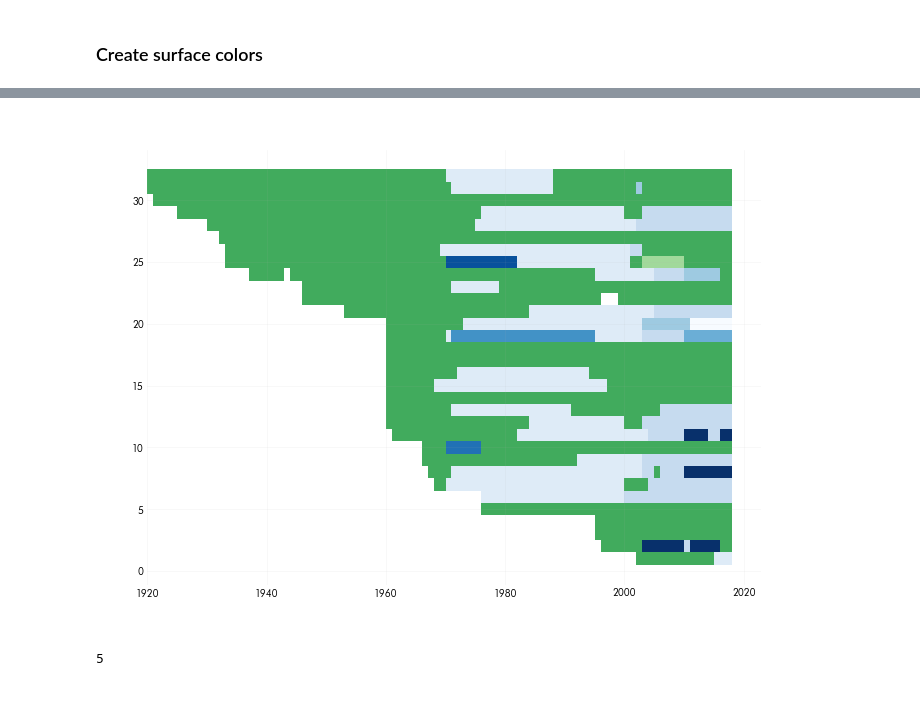
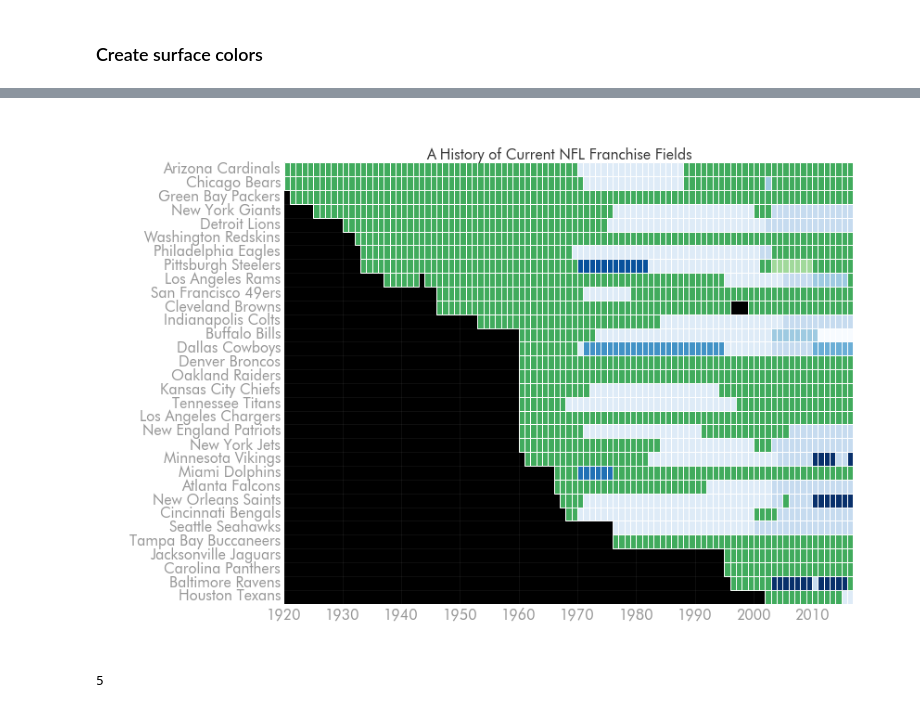
Before and after one commit to igotcharts/charts_and_more_charts, a Jupyter notebook: notebooks/playing surface.ipynb, the cells around one changed output, grey strips where cells are left out. Cells and saved outputs as stored; diff of their text form; code cells hidden in the pictures.

```diff
--- a/notebooks/playing surface.ipynb
+++ b/notebooks/playing surface.ipynb
@@ -239,3 +239,5 @@ colors = ['#41ab5d','#deebf7','#c6dbef','#08306b','#f7fbff',
 
 field_map = {fields[x]:colors[x] for x in range(len(colors))}
 field_colors = cleaned_season_frame['Actual Surface'].map(field_map)
+# %%
+teams_in_season_order.insert(0,'')
@@ -242,14 +257,21 @@ field_colors = cleaned_season_frame['Actual Surface'].map(field_map)
 # %%
-cleaned_season_frame
-fig = plt.figure(figsize=(11,8))
-ax = fig.add_subplot(111)
-plt.barh(bottom=cleaned_season_frame.index,width=[1 for x in range(1968)],height=1,
-         left=cleaned_season_frame['Season'],color=field_colors)
+field_chart = viz_functions.chart_maker('A History of Current NFL Franchise Fields')
+fig  = field_chart.initial_fig_axis()
+fig.subplots_adjust(top=.95)
+ax = field_chart.axes_set_up(fig)
 
-#ylabels : teams_in_season_order
+plt.barh(bottom=cleaned_season_frame.index-.5,width=[1 for x in range(1968)],height=1,
+         left=cleaned_season_frame['Season'],color=field_colors,zorder=2,edgecolor='white')
+
+field_chart.patch_adder(ax,facecolor='black')
+field_chart.tick_params_(ax)
+field_chart.y_axis_setup(ax,0,32)
+field_chart.x_axis_setup(ax,1920,2017,10)
+ax.set_yticklabels(teams_in_season_order.insert(0,''),va='bottom')
+
 plt.show()
 # %% [output]
-[figure, old version]
+[figure, new version]
 # %%
 #finding the max different surfaces on a single stadium
 surface_counts = []
```
Also changed, not shown: parts of 2 cells of this notebook.
